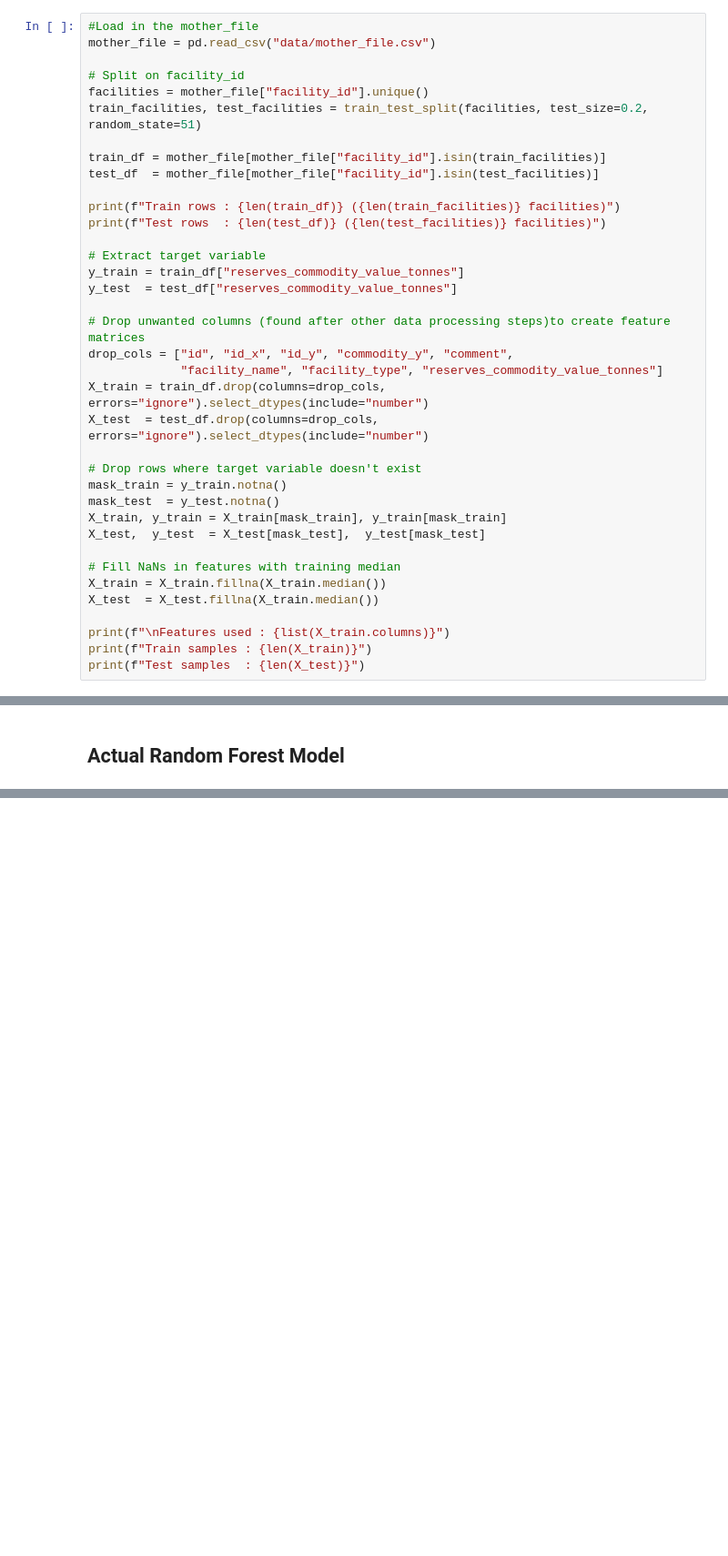
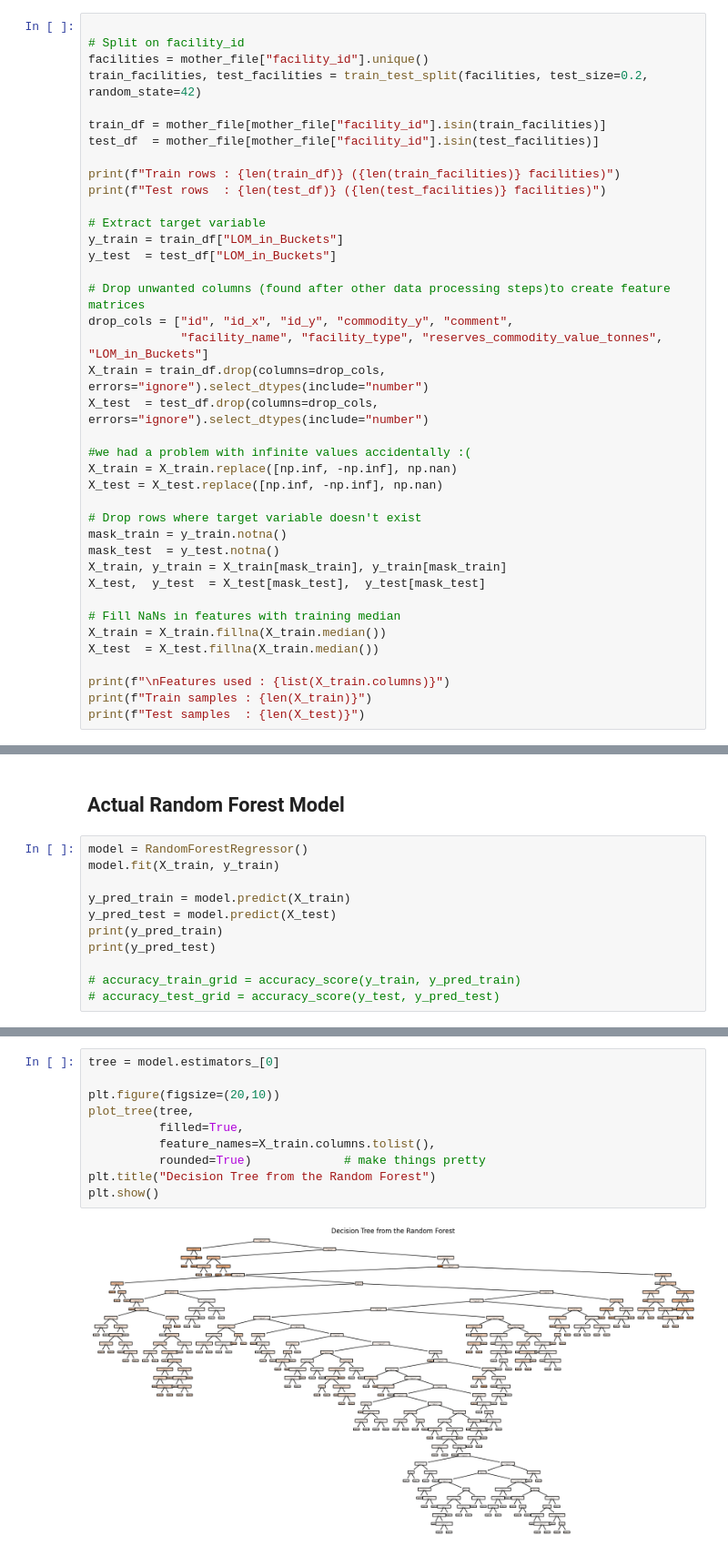
Before and after one commit to morourk6/1.C51-Final-Project, a Jupyter notebook: rf_model.ipynb, the cells around one changed output, grey strips where cells are left out. Shown at 91% size. Saved outputs shown, nothing was run; the diff lists cells and outputs as text; blank space fills up the shorter version.

Commit message:
first model that works-ish!!!

```diff
--- a/rf_model.ipynb
+++ b/rf_model.ipynb
@@ -8,12 +42,10 @@ from sklearn.metrics import accuracy_score
 # %% [markdown]
 ### Create Training and Test Sets in the Data
 # %%
-#Load in the mother_file
-mother_file = pd.read_csv("data/mother_file.csv")
 
 # Split on facility_id
 facilities = mother_file["facility_id"].unique()
-train_facilities, test_facilities = train_test_split(facilities, test_size=0.2, random_state=51)
+train_facilities, test_facilities = train_test_split(facilities, test_size=0.2, random_state=42)
 
 train_df = mother_file[mother_file["facility_id"].isin(train_facilities)]
 test_df  = mother_file[mother_file["facility_id"].isin(test_facilities)]
@@ -22,14 +54,18 @@ print(f"Train rows : {len(train_df)} ({len(train_facilities)} facilities)")
 print(f"Test rows  : {len(test_df)} ({len(test_facilities)} facilities)")
 
 # Extract target variable
-y_train = train_df["reserves_commodity_value_tonnes"]
-y_test  = test_df["reserves_commodity_value_tonnes"]
+y_train = train_df["LOM_in_Buckets"]
+y_test  = test_df["LOM_in_Buckets"]
 
 # Drop unwanted columns (found after other data processing steps)to create feature matrices
 drop_cols = ["id", "id_x", "id_y", "commodity_y", "comment",
-             "facility_name", "facility_type", "reserves_commodity_value_tonnes"]
+             "facility_name", "facility_type", "reserves_commodity_value_tonnes", "LOM_in_Buckets"]
 X_train = train_df.drop(columns=drop_cols, errors="ignore").select_dtypes(include="number")
 X_test  = test_df.drop(columns=drop_cols, errors="ignore").select_dtypes(include="number")
+
+#we had a problem with infinite values accidentally :(
+X_train = X_train.replace([np.inf, -np.inf], np.nan)
+X_test = X_test.replace([np.inf, -np.inf], np.nan)
 
 # Drop rows where target variable doesn't exist
 mask_train = y_train.notna()
@@ -54,2 +109,13 @@ Test samples  : 90
 # %% [markdown]
 ## Actual Random Forest Model
+# %%
+model = RandomForestRegressor()
+model.fit(X_train, y_train)
+
+y_pred_train = model.predict(X_train)
+y_pred_test = model.predict(X_test)
+print(y_pred_train)
+print(y_pred_test)
+
+# accuracy_train_grid = accuracy_score(y_train, y_pred_train)
+# accuracy_test_grid = accuracy_score(y_test, y_pred_test)
@@ -56 +137,13 @@ Test samples  : 90
+# %%
+tree = model.estimators_[0]
+
+plt.figure(figsize=(20,10))
+plot_tree(tree,
+          filled=True,
+          feature_names=X_train.columns.tolist(),
+          rounded=True)             # make things pretty
+plt.title("Decision Tree from the Random Forest")
+plt.show()
+# %% [output]
+[figure, added]
 # %%
```
Also changed, not shown: parts of 7 cells of this notebook, 1 other file.
